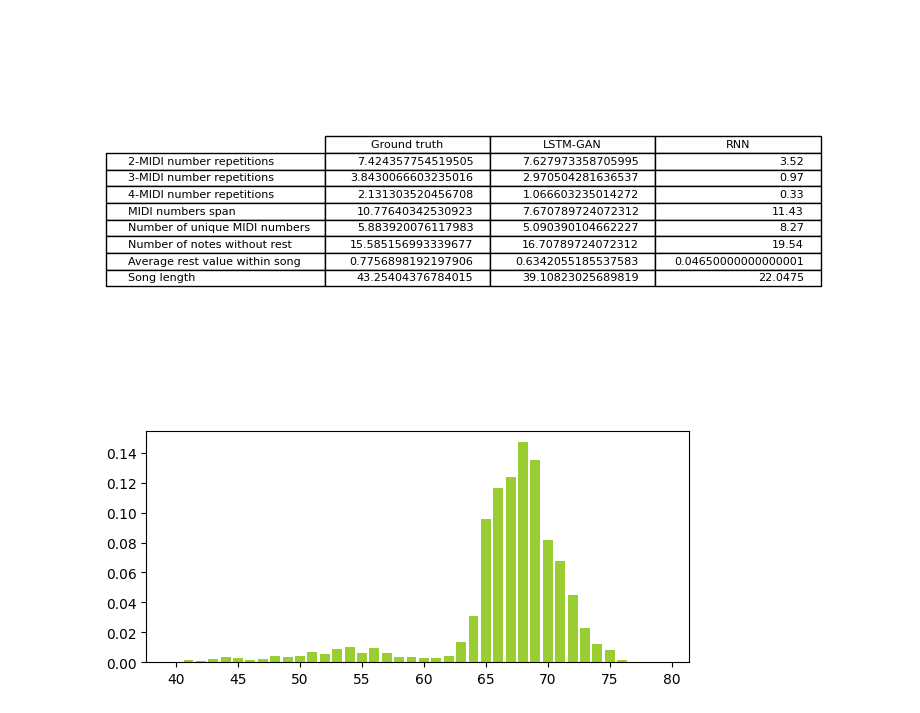
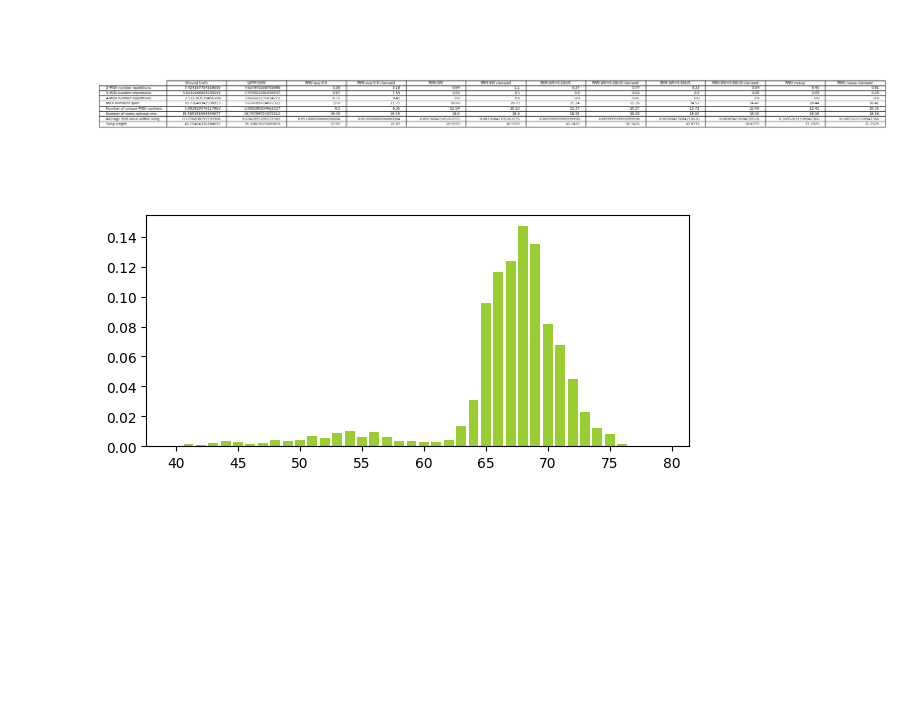
Before and after one commit to jj-haygurlhay/Lyrics2Melody, a Jupyter notebook: notebooks/quantitative_analysis_final.ipynb, the cells around one changed output. Saved outputs shown, nothing was run; the diff lists cells and outputs as text; code cells hidden in the pictures; blank space fills up the shorter version.

Commit message:
MORE GRAPHS

```diff
--- a/notebooks/quantitative_analysis_final.ipynb
+++ b/notebooks/quantitative_analysis_final.ipynb
@@ -87,11 +135,17 @@ plt.show()
 # %%
-xrange = range(2,5)
-plt.plot(xrange, [lstm_results[f"bleu{i}_gaps"] for i in xrange], label="LSTM-GAN", color=LSTM_color)
-plt.plot(xrange, [rnn_results[f"bleu{i}_gaps"] for i in xrange], label="RNN", color=res_color)
-plt.xticks(xrange)
-plt.title("BLEU-n scores for gaps")
-plt.ylabel("BLEU-n score")
-plt.xlabel("n")
-plt.legend()
-plt.show()
+for model_dir, model_name in zip(model_dirs, model_names):
+    with open(model_dir + "/stats/gen_stats", "r") as f:
+        model = json.loads(f.read())
+    with open(model_dir + "/stats/gen_clamped_stats", "r") as f:
+        model_clamped = json.loads(f.read())
+
+    xrange = range(2,5)
+    plt.plot(xrange, [lstm_results[f"bleu{i}_gaps"] for i in xrange], label="LSTM-GAN", color=LSTM_color)
+    plt.plot(xrange, [model[f"bleu{i}_gaps"] for i in xrange], label=model_name, color=res_color)
+    plt.xticks(xrange)
+    plt.title("BLEU-n scores for gaps")
+    plt.ylabel("BLEU-n score")
+    plt.xlabel("n")
+    plt.legend()
+    plt.show()
 # %% [output]
@@ -165,15 +237,32 @@ plt.show()
 # %%
+models = []
+models_names = []
+models.append(reference)
+models_names.append("Ground truth")
+models.append(lstm_results)
+models_names.append("LSTM-GAN")
+for model_dir, model_name in zip(model_dirs, model_names):
+    with open(model_dir + "/stats/gen_stats", "r") as f:
+        models.append(json.loads(f.read()))
+        models_names.append(model_name)
+    with open(model_dir + "/stats/gen_clamped_stats", "r") as f:
+        models.append(json.loads(f.read()))
+        models_names.append(model_name+"-clamped")
+
+
 keys = ["rep2", "rep3", "rep4", "span", "unique","restless", "avg_rest", "song_len"]
 # fig, ax = plt.subplots()
 # plt.patch.set_visible(False)
-plt.table(cellText=[[reference[key], lstm_results[key], rnn_results[key]]for key in keys], colLabels=["Ground truth", "LSTM-GAN", "RNN"], rowLabels=["2-MIDI number repetitions","3-MIDI number repetitions","4-MIDI number repetitions","MIDI numbers span", "Number of unique MIDI numbers", "Number of notes without rest", "Average rest value within song", "Song length"], loc="center")
+plt.figure(figsize=(30,7))
+plt.table(cellText=[[model[key] for model in models] for key in keys], colLabels=models_names, rowLabels=["2-MIDI number repetitions","3-MIDI number repetitions","4-MIDI number repetitions","MIDI numbers span", "Number of unique MIDI numbers", "Number of notes without rest", "Average rest value within song", "Song length"], loc="center")
+# plt.table(cellText=[[reference[key], lstm_results[key], model[key]]for key in keys], colLabels=["Ground truth", "LSTM-GAN", "RNN"], rowLabels=["2-MIDI number repetitions","3-MIDI number repetitions","4-MIDI number repetitions","MIDI numbers span", "Number of unique MIDI numbers", "Number of notes without rest", "Average rest value within song", "Song length"], loc="center")
 plt.axis('off')
 # plt.axis('tight')
 plt.axis()
 # plt.tight_layout()
 plt.show()
 # %% [output]
-[figure, old version]
+[figure, new version]
 # %%
 xrange = range(40, 80)
 barWidth = 0.4
```
Also changed, not shown: parts of 9 cells of this notebook.
